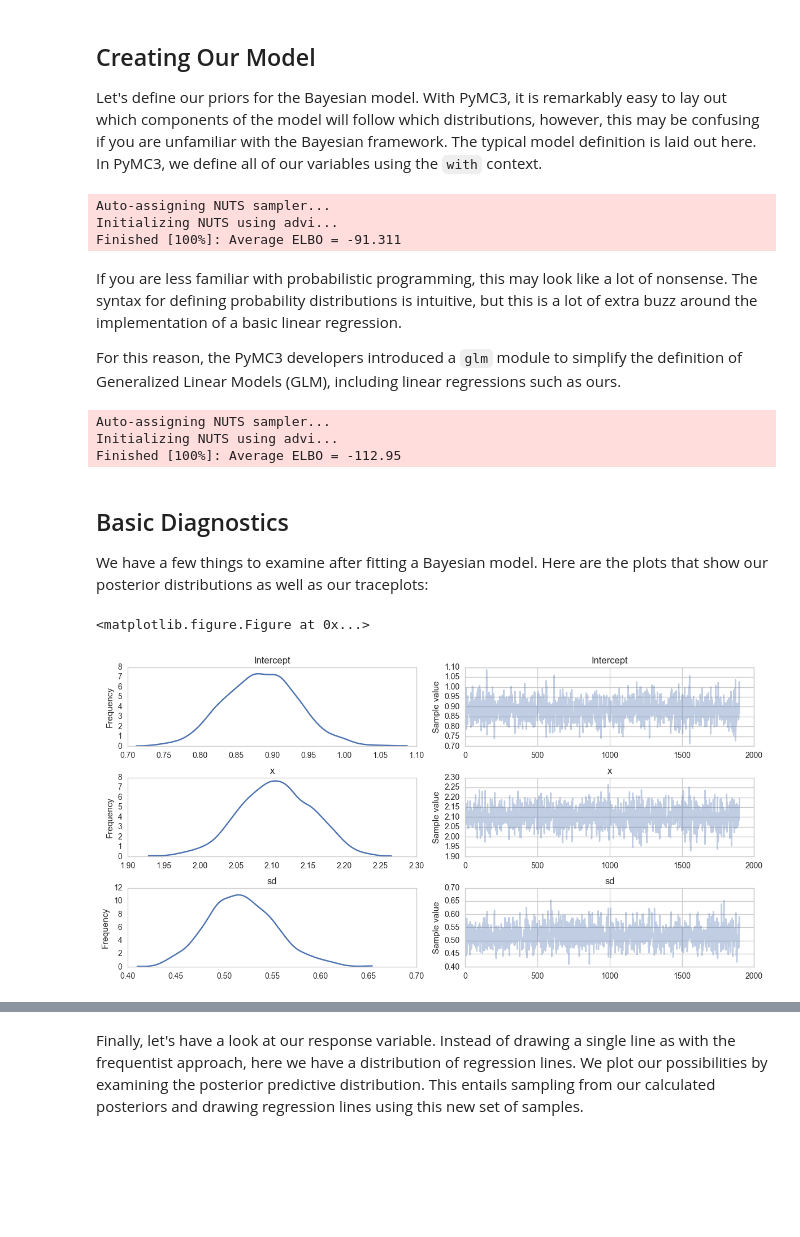
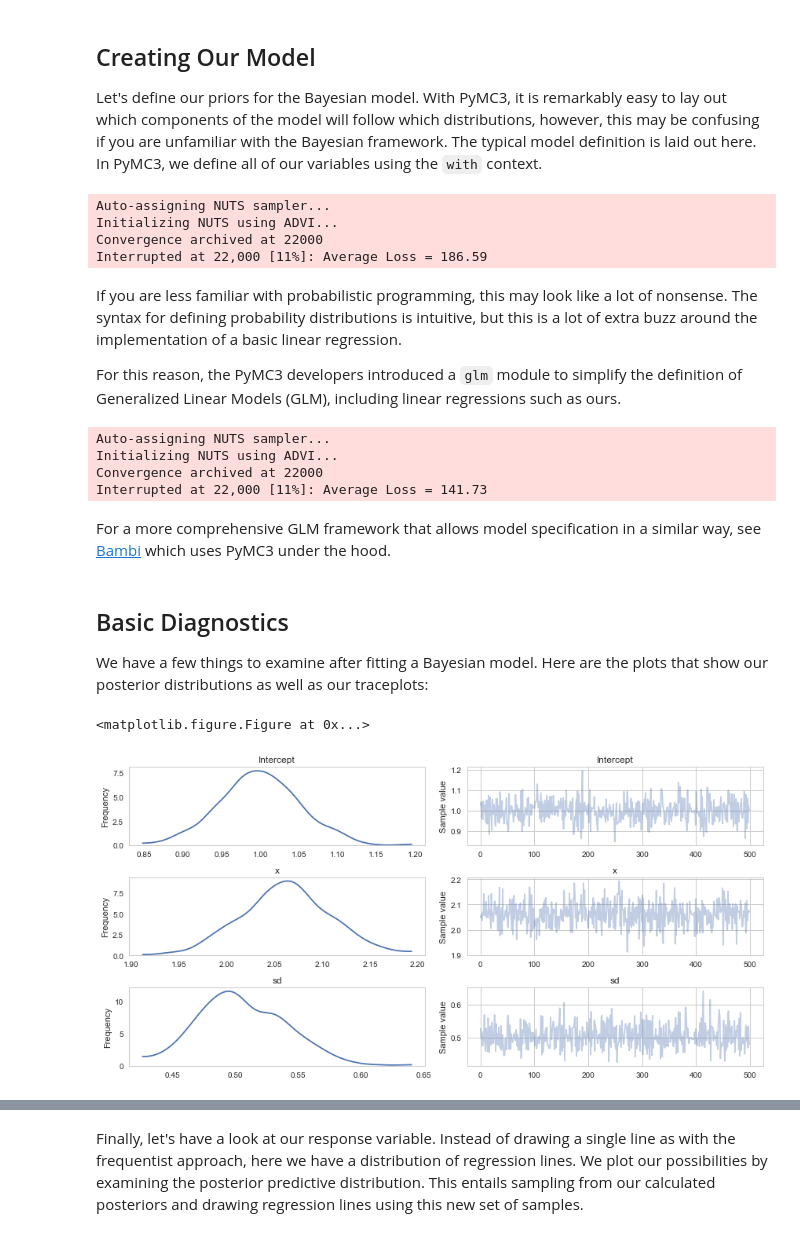
Before and after one commit to pydata/pydata-cookbook, a Jupyter notebook: papers/maxwell_margenot/bayesian_linear_regression.ipynb, the cells around one changed output, grey strips where cells are left out. Cells and saved outputs as stored; diff of their text form; code cells hidden in the pictures; blank space fills up the shorter version.

```diff
--- a/papers/maxwell_margenot/bayesian_linear_regression.ipynb
+++ b/papers/maxwell_margenot/bayesian_linear_regression.ipynb
@@ -65,10 +65,11 @@ sns.set_style('whitegrid')
 N = 100
 intercept = 1
 slope = 2
+noise = 0.5
 
 x = np.random.normal(0, 1, N)
 true_line = intercept + slope*x
-y = true_line + np.random.normal(0, 0.5, size=N)
+y = true_line + np.random.normal(0, noise, size=N)
 
 data = dict(x=x, y=y)
 # %%
@@ -96,34 +97,38 @@ with pm.Model() as toy_model:
     likelihood = pm.Normal('y', mu=(intercept + x_beta * x), sd=sigma, observed=y)
 
     # Running Inference
-    toy_trace = pm.sample(2000) # Draw 2000 samples!
+    toy_trace = pm.sample() # Draw posterior samples
 # %% [output]
 Auto-assigning NUTS sampler...
-Initializing NUTS using advi...
-Finished [100%]: Average ELBO = -91.311
+Initializing NUTS using ADVI...
+Convergence archived at 22000
+Interrupted at 22,000 [11%]: Average Loss = 186.59
 # %% [markdown]
 If you are less familiar with probabilistic programming, this may look like a lot of nonsense. The syntax for defining probability distributions is intuitive, but this is a lot of extra buzz around the implementation of a basic linear regression.
 
 For this reason, the PyMC3 developers introduced a `glm` module to simplify the definition of Generalized Linear Models (GLM), including linear regressions such as ours.
 # %%
 with pm.Model() as toy_model:
-    pm.glm.glm('y ~ x', data)
-    toy_trace = pm.sample(2000)
+    pm.glm.GLM.from_formula('y ~ x', data)
+    toy_trace = pm.sample()
 # %% [output]
 Auto-assigning NUTS sampler...
-Initializing NUTS using advi...
-Finished [100%]: Average ELBO = -112.95
+Initializing NUTS using ADVI...
+Convergence archived at 22000
+Interrupted at 22,000 [11%]: Average Loss = 141.73
+# %% [markdown]
+For a more comprehensive GLM framework that allows model specification in a similar way, see [Bambi](https://github.com/bambinos/bambi) which uses PyMC3 under the hood.
 # %% [markdown]
 ## Basic Diagnostics
 
 We have a few things to examine after fitting a Bayesian model. Here are the plots that show our posterior distributions as well as our traceplots:
 # %%
 plt.figure(figsize=(11, 9))
-pm.traceplot(toy_trace[100:])
+pm.traceplot(toy_trace, lines={'Intercept': intercept, 'x': slope, 'sd': noise})
 plt.tight_layout();
 # %% [output]
 <matplotlib.figure.Figure at 0x...>
-[figure, old version]
+[figure, new version]
 # %% [markdown]
 The posterior distributions on the left show how the various components of our regression are distributed after incorporating the observed data.
 
```
Also changed, not shown: parts of 25 cells of this notebook.
